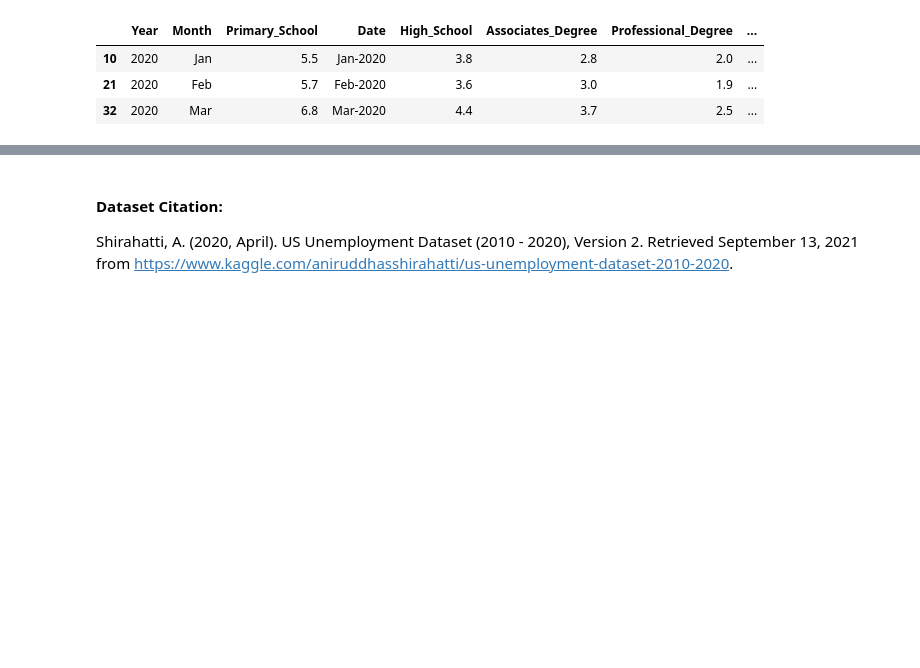
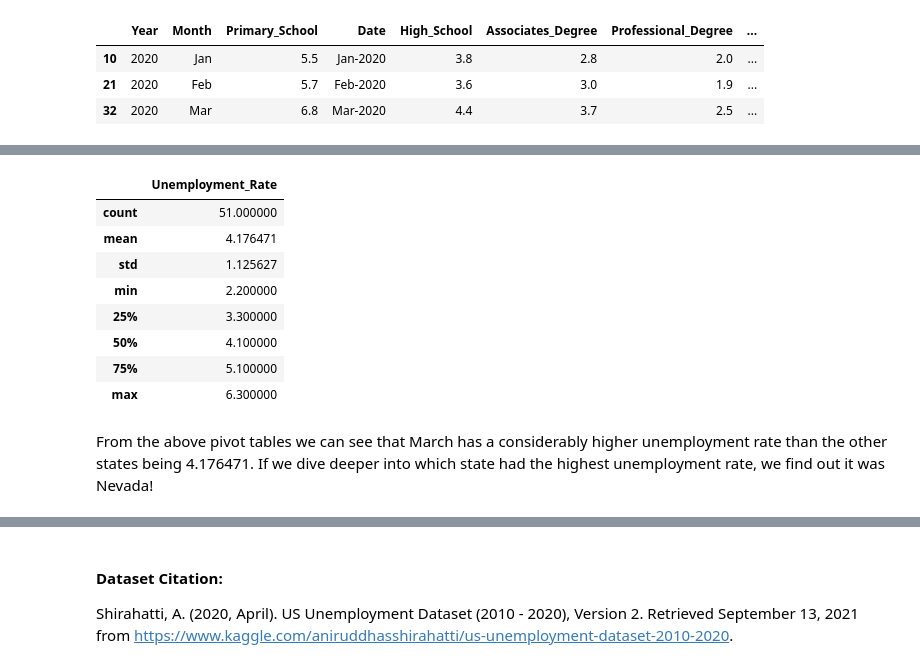
Before and after one commit to ibrahimabubaker/Job_Market_Analysis, a Jupyter notebook: index.ipynb, the cells around one changed output, grey strips where cells are left out. Cells and saved outputs as stored; diff of their text form; code cells hidden in the pictures; blank space fills up the shorter version.

```diff
--- a/index.ipynb
+++ b/index.ipynb
@@ -110,0 +128,5 @@ In the above line plot, an upwards turning point can be seen in the unemployment
+# %%
+# Isolate January, February and March 2020 Unemployment Rates
+jan_2020 = df2[df2['Month'] == 'Jan']
+feb_2020 = df2[df2['Month'] == 'Feb']
+mar_2020 = df2[df2['Month'] == 'Mar']
@@ -110,0 +157,15 @@ In the above line plot, an upwards turning point can be seen in the unemployment
+# %%
+mar_piv = pd.pivot_table(mar_2020, index = 'State', values = 'Unemployment_Rate').sort_values('Unemployment_Rate', ascending=False)
+mar_piv.describe()
+# %% [output]
+|  | Unemployment_Rate |
+| count | 51.000000 |
+| mean | 4.176471 |
+| std | 1.125627 |
+| min | 2.200000 |
+| 25% | 3.300000 |
+| 50% | 4.100000 |
+| 75% | 5.100000 |
+| max | 6.300000 |
+# %% [markdown]
+From the above pivot tables we can see that March has a considerably higher unemployment rate than the other states being 4.176471. If we dive deeper into which state had the highest unemployment rate, we find out it was Nevada!
```
Also changed, not shown: parts of 13 cells of this notebook, 2 other files.
